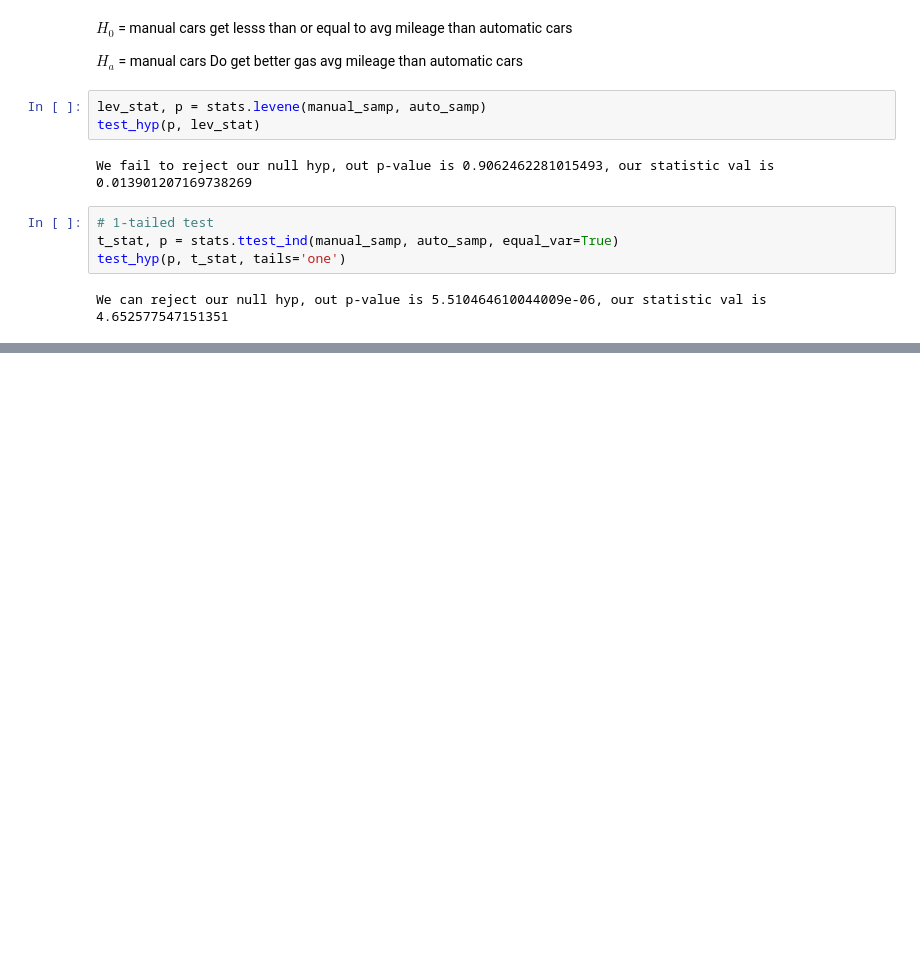
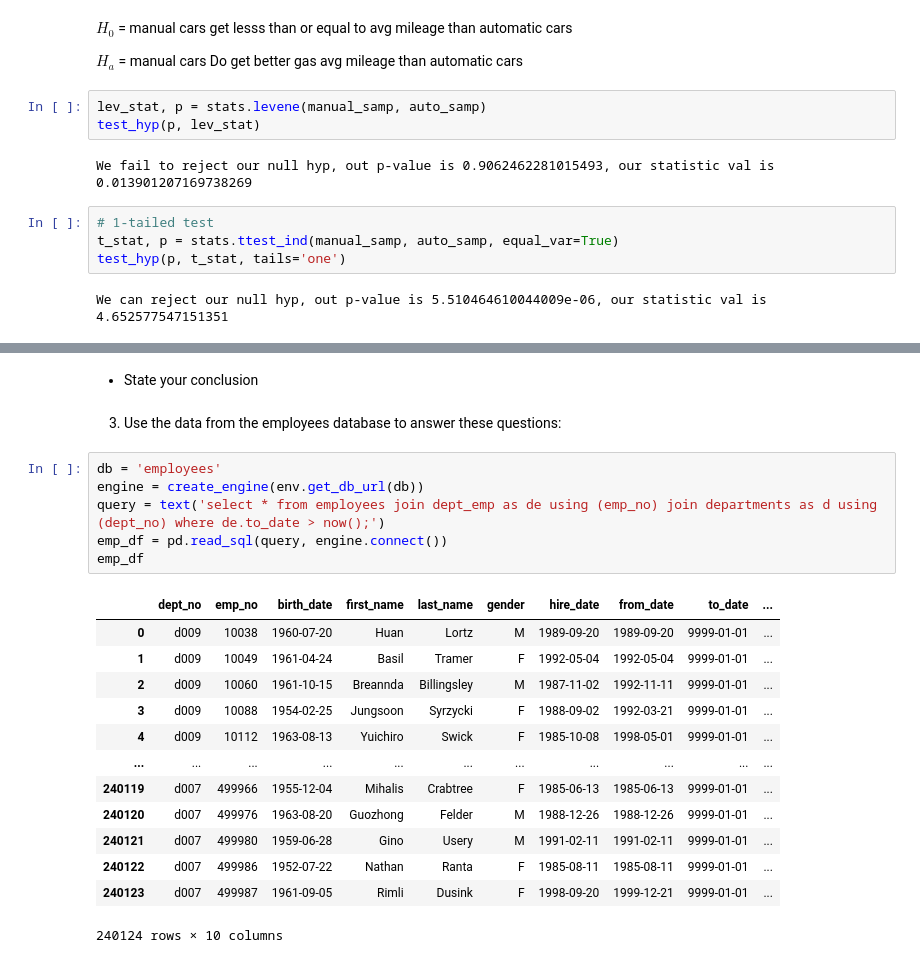
Before and after one commit to Joshua-Click/statistics-exercises, a Jupyter notebook: hypothesis_testing.ipynb, the cells around one changed output, grey strips where cells are left out. Saved outputs shown, nothing was run; the diff lists cells and outputs as text; blank space fills up the shorter version.

```diff
--- a/hypothesis_testing.ipynb
+++ b/hypothesis_testing.ipynb
@@ -830,0 +970,24 @@ We can reject our null hyp, out p-value is 5.510464610044009e-06, our statistic
+# %% [markdown]
+* State your conclusion
+# %% [markdown]
+3. Use the data from the employees database to answer these questions:
+# %%
+db = 'employees'
+engine = create_engine(env.get_db_url(db))
+query = text('select * from employees join dept_emp as de using (emp_no) join departments as d using (dept_no) where de.to_date > now();')
+emp_df = pd.read_sql(query, engine.connect())
+emp_df
+# %% [output]
+|  | dept_no | emp_no | birth_date | first_name | last_name | gender | hire_date | from_date | to_date | ... |
+| 0 | d009 | 10038 | 1960-07-20 | Huan | Lortz | M | 1989-09-20 | 1989-09-20 | 9999-01-01 | ... |
+| 1 | d009 | 10049 | 1961-04-24 | Basil | Tramer | F | 1992-05-04 | 1992-05-04 | 9999-01-01 | ... |
+| 2 | d009 | 10060 | 1961-10-15 | Breannda | Billingsley | M | 1987-11-02 | 1992-11-11 | 9999-01-01 | ... |
+| 3 | d009 | 10088 | 1954-02-25 | Jungsoon | Syrzycki | F | 1988-09-02 | 1992-03-21 | 9999-01-01 | ... |
+| 4 | d009 | 10112 | 1963-08-13 | Yuichiro | Swick | F | 1985-10-08 | 1998-05-01 | 9999-01-01 | ... |
+| ... | ... | ... | ... | ... | ... | ... | ... | ... | ... | ... |
+| 240119 | d007 | 499966 | 1955-12-04 | Mihalis | Crabtree | F | 1985-06-13 | 1985-06-13 | 9999-01-01 | ... |
+| 240120 | d007 | 499976 | 1963-08-20 | Guozhong | Felder | M | 1988-12-26 | 1988-12-26 | 9999-01-01 | ... |
+| 240121 | d007 | 499980 | 1959-06-28 | Gino | Usery | M | 1991-02-11 | 1991-02-11 | 9999-01-01 | ... |
+| 240122 | d007 | 499986 | 1952-07-22 | Nathan | Ranta | F | 1985-08-11 | 1985-08-11 | 9999-01-01 | ... |
+| 240123 | d007 | 499987 | 1961-09-05 | Rimli | Dusink | F | 1998-09-20 | 1999-12-21 | 9999-01-01 | ... |
+240124 rows × 10 columns
```
Also changed, not shown: parts of 30 cells of this notebook.
